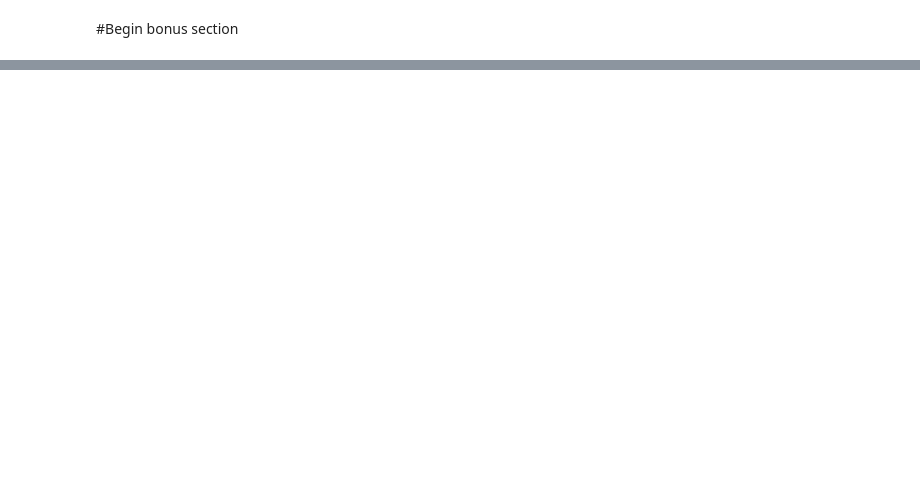
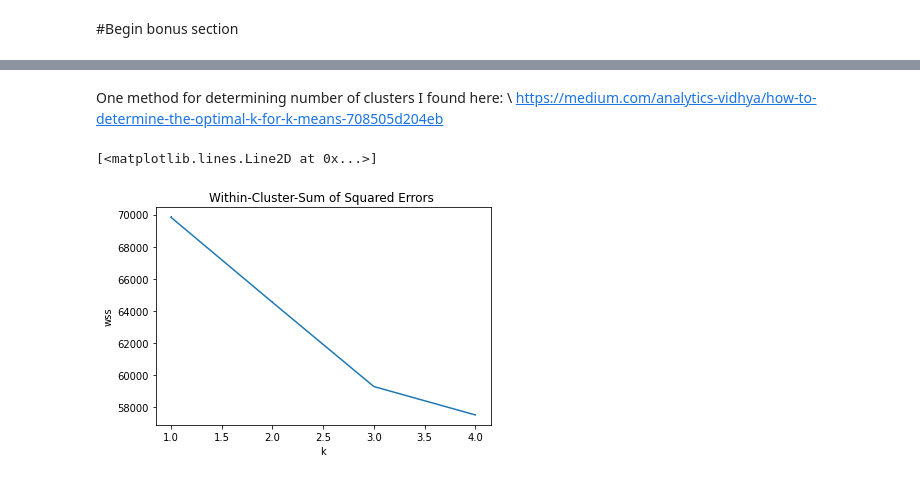
Before and after one commit to WilliamAshbee/DataminingAssignments, a Jupyter notebook: DM_A3_Ashbee.ipynb, the cells around one changed output, grey strips where cells are left out. Drawn from its saved outputs; the diff is of its cells as text; code cells hidden in the pictures; blank space fills up the shorter version.

```diff
--- a/DM_A3_Ashbee.ipynb
+++ b/DM_A3_Ashbee.ipynb
@@ -194,0 +237,2 @@ model params C,gamma,k,d,maxit: 7.742637e-03   0.01 3 6 10000
+# %%
+df_nump = df_cov.to_numpy()
@@ -194,0 +249,7 @@ model params C,gamma,k,d,maxit: 7.742637e-03   0.01 3 6 10000
+# %%
+import numpy as np
+X = df_nump[:,xind].astype(float)
+print(X)
+np.random.seed(seed=0)
+args = np.random.choice(X.shape[0], (int)(X.shape[0]/20.0))
+X = X[args]
@@ -194,0 +264,39 @@ model params C,gamma,k,d,maxit: 7.742637e-03   0.01 3 6 10000
+# %% [markdown]
+One method for determining number of clusters I found here: \\
+https://medium.com/analytics-vidhya/how-to-determine-the-optimal-k-for-k-means-708505d204eb
+# %%
+from sklearn.cluster import KMeans
+
+# function returns WSS score for k values from 1 to kmax
+def calculate_WSS(points, kmax):
+  sse = []
+  for k in range(1, kmax+1):
+    kmeans = KMeans(n_clusters = k).fit(points)
+    centroids = kmeans.cluster_centers_
+    pred_clusters = kmeans.predict(points)
+    curr_sse = 0
+
+    # calculate square of Euclidean distance of each point from its cluster center and add to current WSS
+    for i in range(len(points)):
+      curr_center = centroids[pred_clusters[i]]
+      for j in range(points.shape[1]):
+        curr_sse += (points[i, j] - curr_center[j]) ** 2
+
+    sse.append(curr_sse)
+  return sse
+# %%
+wss_list = calculate_WSS(X,4)
+# %%
+import matplotlib.pyplot as plt
+xs = [i for i in range(1,5)]
+
+fig = plt.figure()
+ax1 = fig.add_subplot()
+ax1.set_ylabel('wss')
+ax1.set_xlabel('k')
+ax1.set_title('Within-Cluster-Sum of Squared Errors ')
+
+plt.plot(xs,wss_list,',-')
+# %% [output]
+[<matplotlib.lines.Line2D at 0x...>]
+[figure, added]
```
Also changed, not shown: parts of 16 cells of this notebook.
